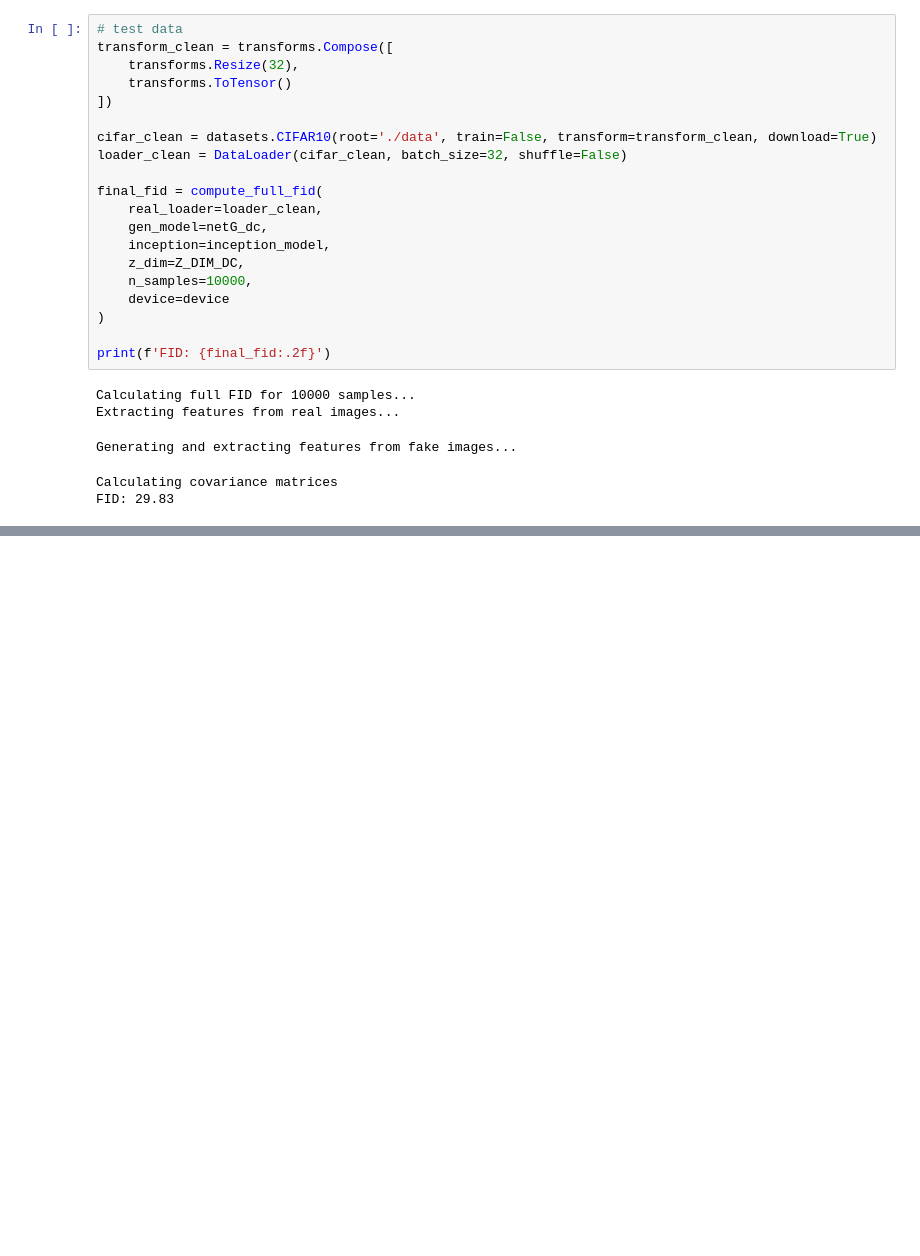
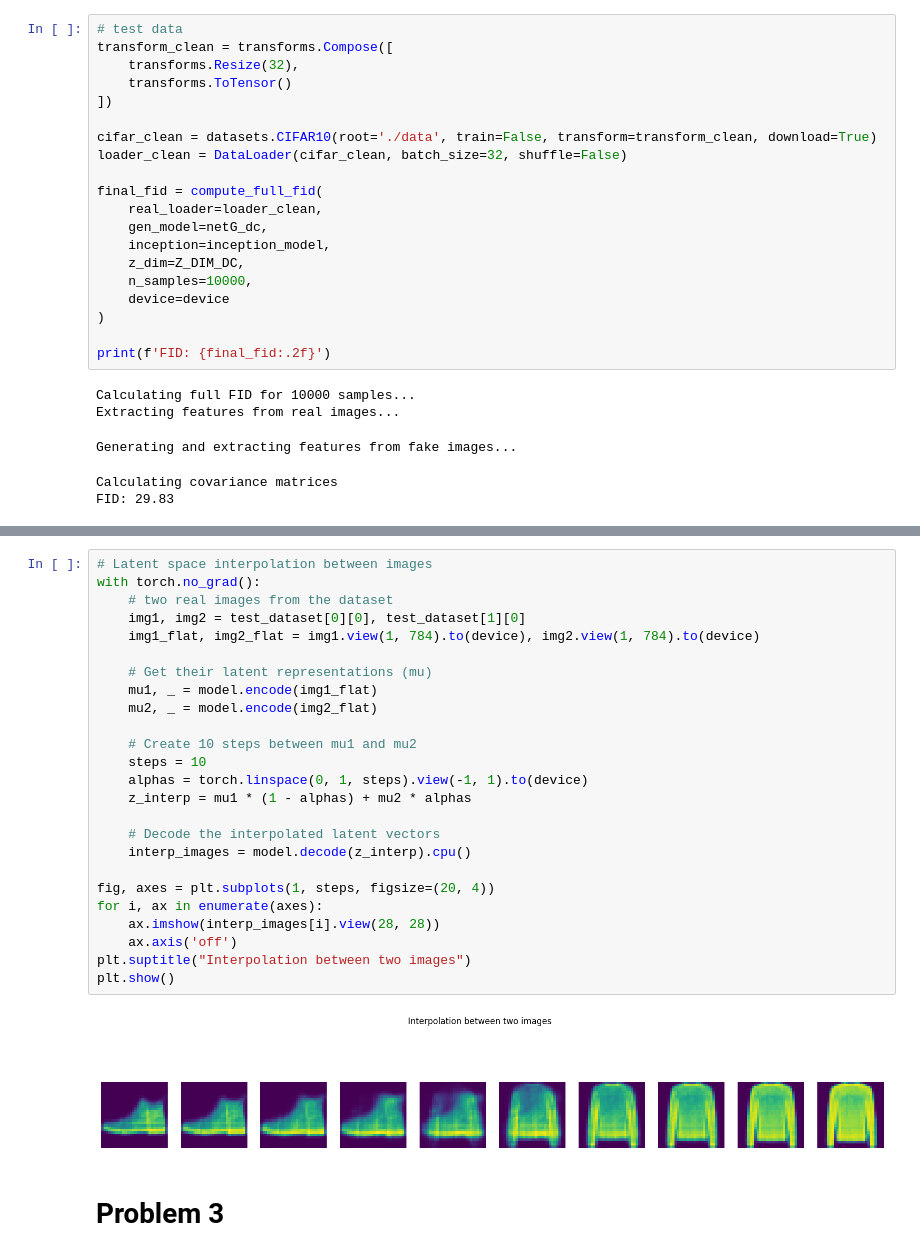
Before and after one commit to definitelynotbercik/ml_as5, a Jupyter notebook: main.ipynb, the cells around one changed output, grey strips where cells are left out. Drawn from its saved outputs; the diff is of its cells as text; blank space fills up the shorter version.

Commit message:
Add problem 1 & 3

```diff
--- a/main.ipynb
+++ b/main.ipynb
@@ -434,0 +648,29 @@ FID: 29.83
+# %%
+# Latent space interpolation between images
+with torch.no_grad():
+    # two real images from the dataset
+    img1, img2 = test_dataset[0][0], test_dataset[1][0]
+    img1_flat, img2_flat = img1.view(1, 784).to(device), img2.view(1, 784).to(device)
+
+    # Get their latent representations (mu)
+    mu1, _ = model.encode(img1_flat)
+    mu2, _ = model.encode(img2_flat)
+
+    # Create 10 steps between mu1 and mu2
+    steps = 10
+    alphas = torch.linspace(0, 1, steps).view(-1, 1).to(device)
+    z_interp = mu1 * (1 - alphas) + mu2 * alphas
+
+    # Decode the interpolated latent vectors
+    interp_images = model.decode(z_interp).cpu()
+
+fig, axes = plt.subplots(1, steps, figsize=(20, 4))
+for i, ax in enumerate(axes):
+    ax.imshow(interp_images[i].view(28, 28))
+    ax.axis('off')
+plt.suptitle("Interpolation between two images")
+plt.show()
+# %% [output]
+[figure, added]
+# %% [markdown]
+# Problem 3
```
Also changed, not shown: parts of 28 cells of this notebook, 1 other file.
